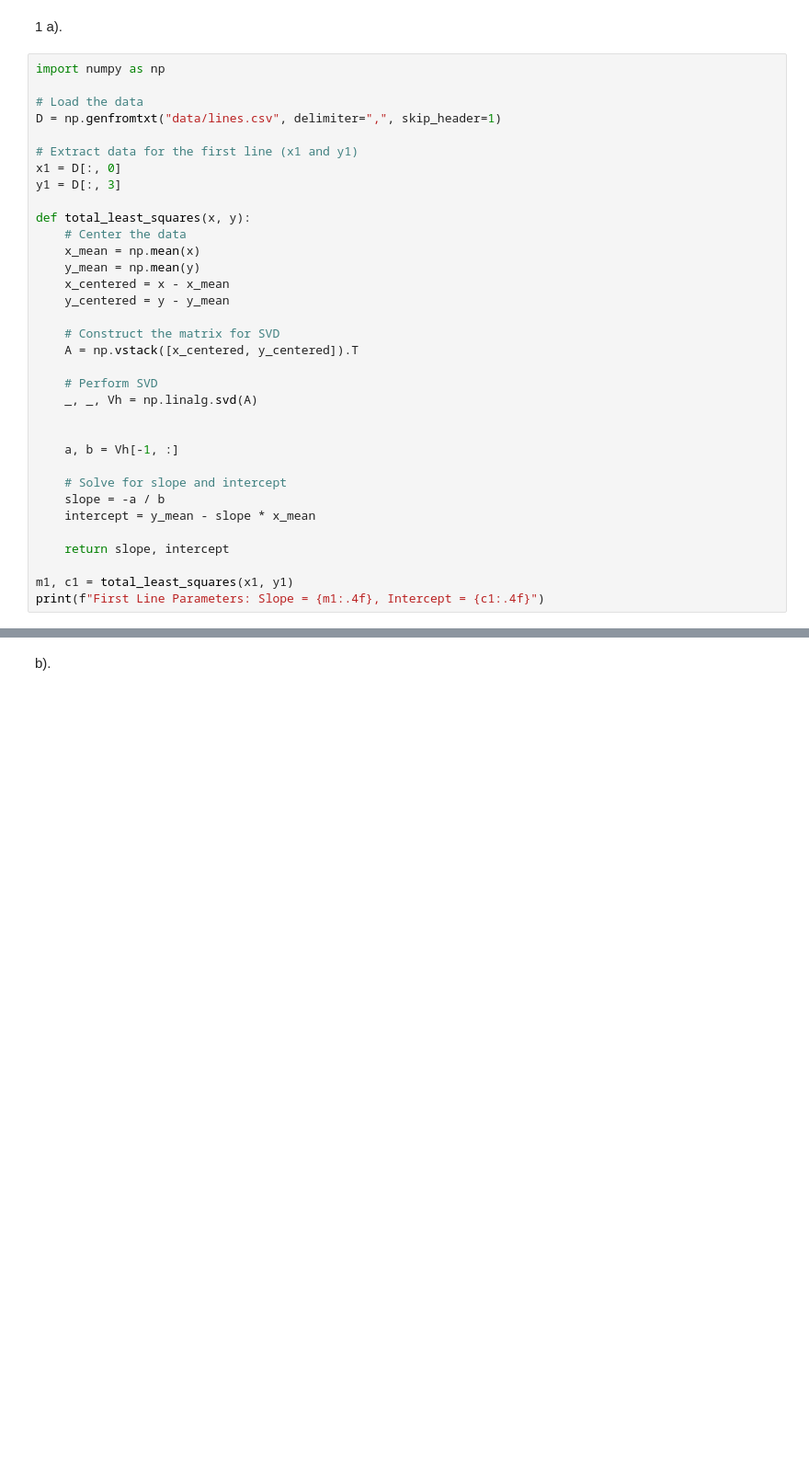
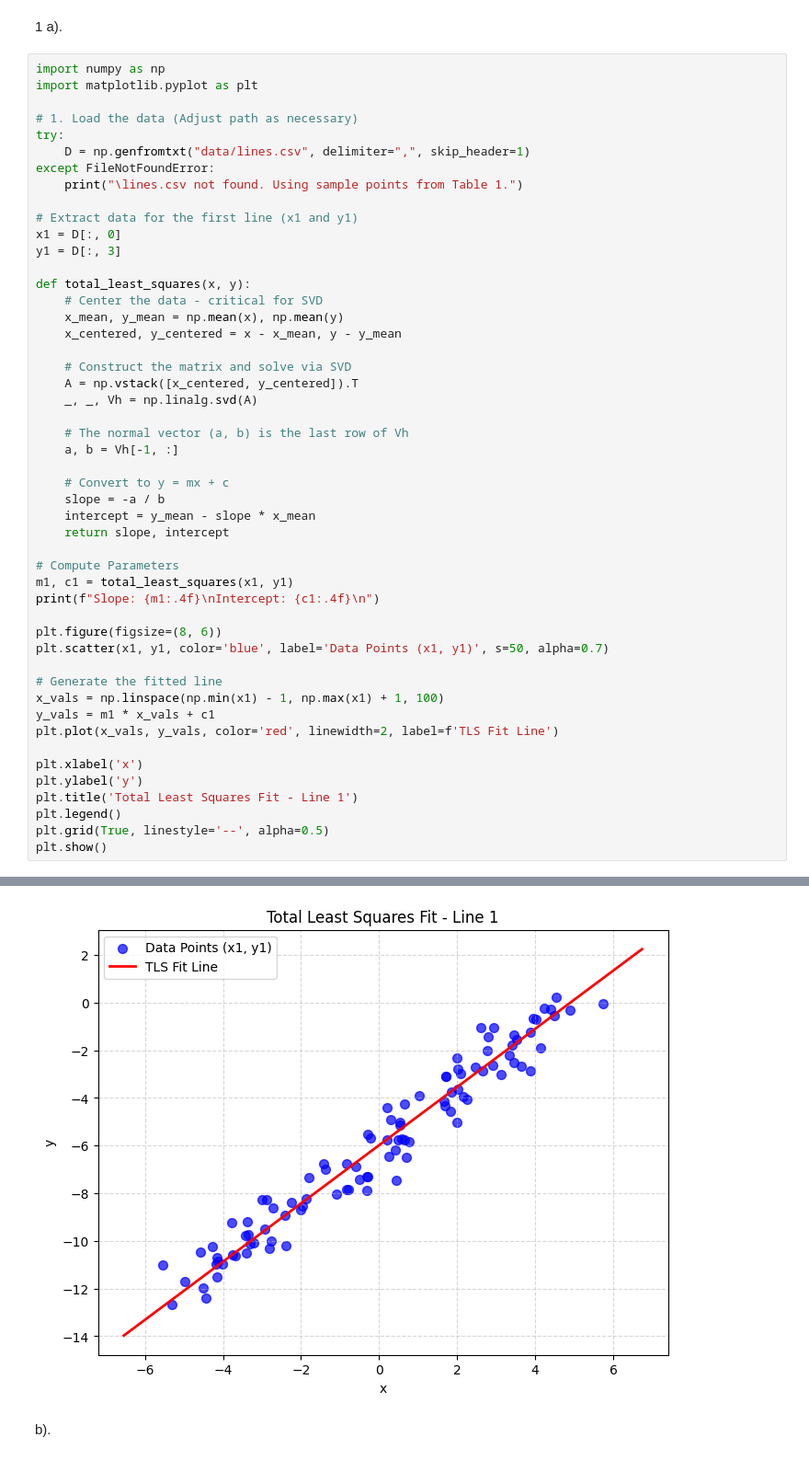
Before and after one commit to TharushiDinushika/Fitting-and-Alignment, a Jupyter notebook: FittingandAlignment.ipynb, the cells around one changed output, grey strips where cells are left out. Shown at 92% size. Drawn from its saved outputs; the diff is of its cells as text; blank space fills up the shorter version.

Commit message:
graphs

```diff
--- a/FittingandAlignment.ipynb
+++ b/FittingandAlignment.ipynb
@@ -24,36 +24,51 @@ Note: you may need to restart the kernel to use updated packages.
 1 a).
 # %%
 import numpy as np
+import matplotlib.pyplot as plt
 
-# Load the data
-D = np.genfromtxt("data/lines.csv", delimiter=",", skip_header=1)
+# 1. Load the data (Adjust path as necessary)
+try:
+    D = np.genfromtxt("data/lines.csv", delimiter=",", skip_header=1)
+except FileNotFoundError:
+    print("\lines.csv not found. Using sample points from Table 1.")
 
 # Extract data for the first line (x1 and y1)
 x1 = D[:, 0]
 y1 = D[:, 3]
 
 def total_least_squares(x, y):
-    # Center the data
-    x_mean = np.mean(x)
-    y_mean = np.mean(y)
-    x_centered = x - x_mean
-    y_centered = y - y_mean
+    # Center the data - critical for SVD
+    x_mean, y_mean = np.mean(x), np.mean(y)
+    x_centered, y_centered = x - x_mean, y - y_mean
 
-    # Construct the matrix for SVD
+    # Construct the matrix and solve via SVD
     A = np.vstack([x_centered, y_centered]).T
-
-    # Perform SVD
     _, _, Vh = np.linalg.svd(A)
 
-
+    # The normal vector (a, b) is the last row of Vh
     a, b = Vh[-1, :]
 
-    # Solve for slope and intercept
+    # Convert to y = mx + c
     slope = -a / b
     intercept = y_mean - slope * x_mean
-
     return slope, intercept
 
+# Compute Parameters
 m1, c1 = total_least_squares(x1, y1)
-print(f"First Line Parameters: Slope = {m1:.4f}, Intercept = {c1:.4f}")
+print(f"Slope: {m1:.4f}\nIntercept: {c1:.4f}\n")
+
+plt.figure(figsize=(8, 6))
+plt.scatter(x1, y1, color='blue', label='Data Points (x1, y1)', s=50, alpha=0.7)
+
+# Generate the fitted line
+x_vals = np.linspace(np.min(x1) - 1, np.max(x1) + 1, 100)
+y_vals = m1 * x_vals + c1
+plt.plot(x_vals, y_vals, color='red', linewidth=2, label=f'TLS Fit Line')
+
+plt.xlabel('x')
+plt.ylabel('y')
+plt.title('Total Least Squares Fit - Line 1')
+plt.legend()
+plt.grid(True, linestyle='--', alpha=0.5)
+plt.show()
 # %% [output]
@@ -61,3 +77,4 @@ First Line Parameters: Slope = 1.2207, Intercept = -5.9872
+[figure, added]
 # %% [markdown]
 b).
 # %%
```
Also changed, not shown: parts of 2 cells of this notebook.
